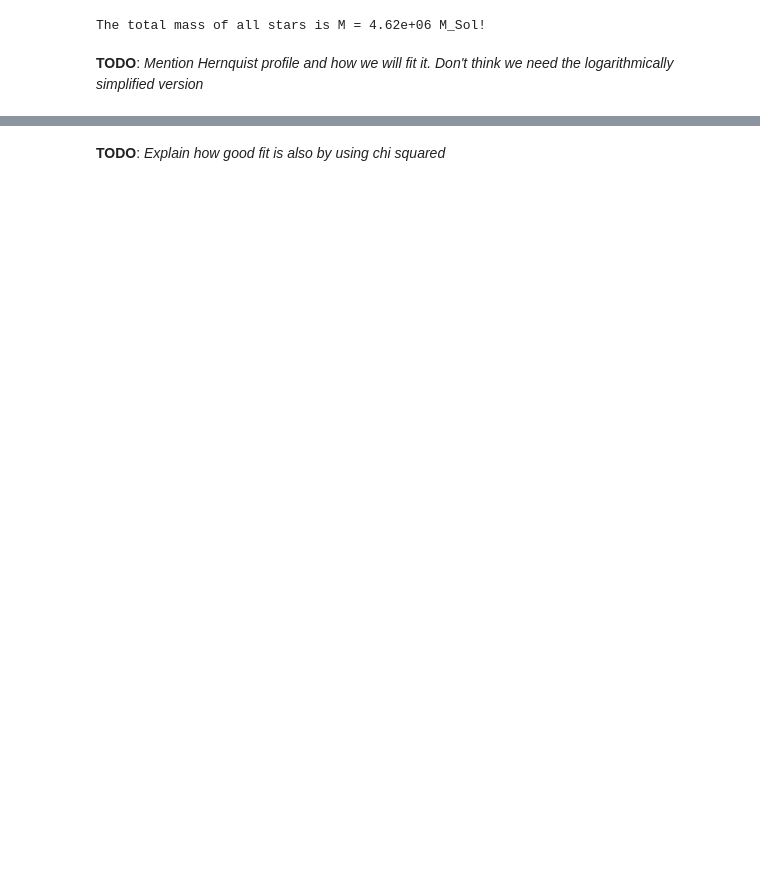
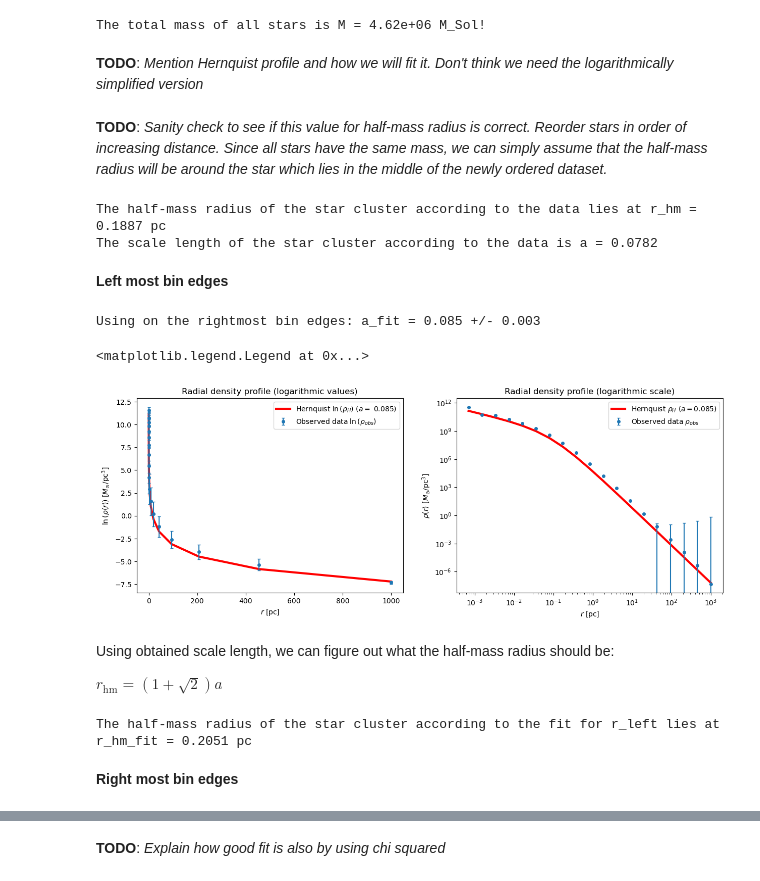
Before and after one commit to nshakm/comp_astro_n_body, a Jupyter notebook: AnshakMallik_N-BodyProject_ComputationalAstrophysics_HS23.ipynb, the cells around one changed output, grey strips where cells are left out. Drawn from its saved outputs; the diff is of its cells as text; code cells hidden in the pictures; blank space fills up the shorter version.

```diff
--- a/AnshakMallik_N-BodyProject_ComputationalAstrophysics_HS23.ipynb
+++ b/AnshakMallik_N-BodyProject_ComputationalAstrophysics_HS23.ipynb
@@ -200 +198,71 @@ def log_Hernquist_profile(r, a):
+# %% [markdown]
+**TODO**: _Sanity check to see if this value for half-mass radius is correct. Reorder stars in order of increasing distance. Since all stars have the same mass, we can simply assume that the half-mass radius will be around the star which lies in the middle of the newly ordered dataset._
+# %%
+#TODO: check how many stars/mass within half-mass radius
+# np.sort(data['distance'])
+sort_dist_ind = np.argsort(data['distance'])
+
+sort_dist = data['distance'][sort_dist_ind].to_numpy()
+# sort_dist == np.sort(data['distance'])
+
+r_hm = sort_dist[int(len(data['distance'])/2)]
+print('The half-mass radius of the star cluster according to the data lies at r_hm = {:.4f} pc'.format(r_hm))
+
+a = r_hm/(1+np.sqrt(2))
+print('The scale length of the star cluster according to the data is a = {:.4f}'.format(a))
+# %% [output]
+The half-mass radius of the star cluster according to the data lies at r_hm = 0.1887 pc
+The scale length of the star cluster according to the data is a = 0.0782
+# %% [markdown]
+**Left most bin edges**
+# %%
+# a0 = np.linspace(0, 1, 101)
+# for i in range(len(a0)):
+
+#     popt, pcov = curve_fit(Hernquist_profile, r_left, rho_obs, p0=(a0[i]))
+#     a_fit = popt[0]
+#     a_fit_dev = np.sqrt(pcov[0,0])
+
+#     print('a0 = {:.2f} -> a = {:.3f} +/- {:.3f} -> relative error: {:.3f}'.format(a0[i], a_fit, a_fit_dev, a_fit_dev/a_fit))
+
+popt, pcov = curve_fit(Hernquist_profile, r_left, rho_obs, p0=(0.07))
+a_fit = popt[0]
+a_fit_dev = np.sqrt(pcov[0,0])
+print('Using on the rightmost bin edges: a_fit = {:.3f} +/- {:.3f}'.format(a_fit, a_fit_dev))
+# %% [output]
+Using on the rightmost bin edges: a_fit = 0.085 +/- 0.003
+# %%
+fig, ax = plt.subplots(1, 2, figsize=(15,5))
+
+ax[0].set_title(r'Radial density profile (logarithmic values)')
+ax[0].set_xlabel(r'$r$ [pc]')
+ax[0].set_ylabel(r'$\ln{(\rho(r))}$ [$M_{\odot}$/pc$^3$]')
+ax[0].plot(r_right, log_Hernquist_profile(r_right, a_fit), color='red', lw=3, label=r'Hernquist $\ln{{(\rho_H)}}$ ($a = $ {:.3f})'.format(a_fit), zorder=0)
+ax[0].errorbar(r_right, np.log10(rho_obs), yerr=np.log10((1/np.sqrt(N_stars))), color='C0', fmt='o', markersize=4, capsize=2, label=r'Observed data $\ln{(\rho_{obs})}$', zorder=1)
+ax[0].legend()
+
+ax[1].set_title(r'Radial density profile (logarithmic scale)')
+ax[1].set_xlabel(r'$r$ [pc]')
+ax[1].set_ylabel(r'${\rho(r)}$ [$M_{\odot}$/pc$^3$]')
+
+ax[1].set_xscale('log')
+ax[1].set_yscale('log')
+
+ax[1].plot(r_right, Hernquist_profile(r_right, a_fit), color='red', lw=3, label=r'Hernquist $\rho_H$ ($a = ${:.3f})'.format(a_fit), zorder=0)
+ax[1].errorbar(r_right, rho_obs, yerr=1/np.sqrt(N_stars), color='C0', fmt='o', markersize=4, capsize=2, label=r'Observed data $\rho_{obs}$', zorder=1)
+ax[1].legend()
+# %% [output]
+<matplotlib.legend.Legend at 0x...>
+[figure, added]
+# %% [markdown]
+Using obtained scale length, we can figure out what the half-mass radius should be:
+
+$r_{\text{hm}} = (1 + \sqrt{2})a$
+# %%
+r_hm_fit = (1+np.sqrt(2))*a_fit
+print('The half-mass radius of the star cluster according to the fit for r_left lies at r_hm_fit = {:.4f} pc'.format(r_hm_fit))
+# %% [output]
+The half-mass radius of the star cluster according to the fit for r_left lies at r_hm_fit = 0.2051 pc
+# %% [markdown]
+**Right most bin edges**
 # %%
```
Also changed, not shown: parts of 110 cells of this notebook.
